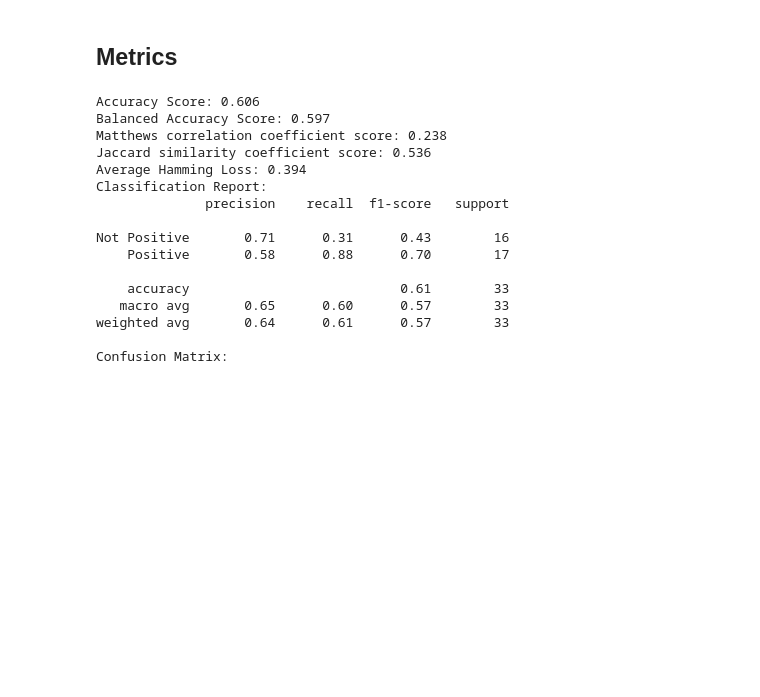
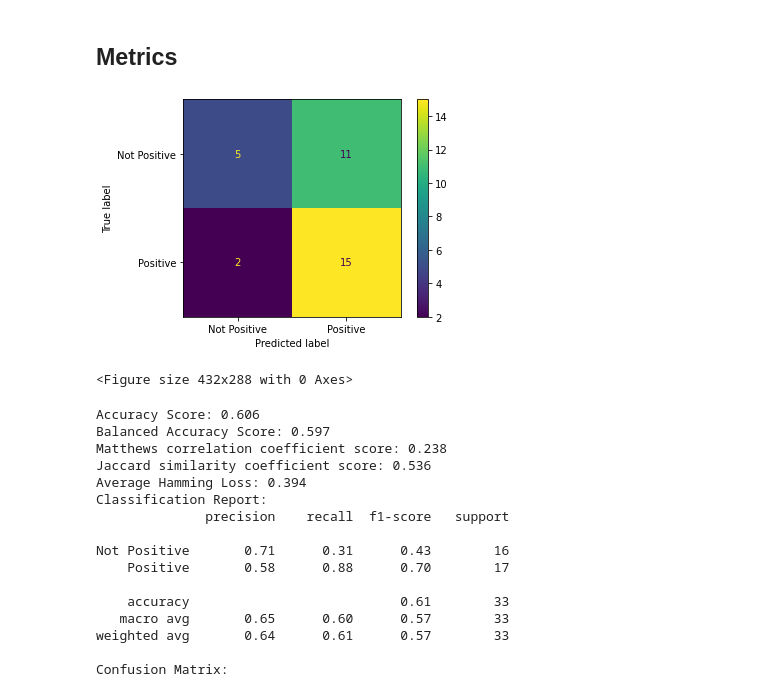
Before and after one commit to maxla777/Project-2, a Jupyter notebook: Monique/ML_models_technical_sentiment.ipynb, the cells around one changed output. Cells and saved outputs as stored; diff of their text form; code cells hidden in the pictures; blank space fills up the shorter version.

Commit message:
add confusion matrix plots

```diff
--- a/Monique/ML_models_technical_sentiment.ipynb
+++ b/Monique/ML_models_technical_sentiment.ipynb
@@ -193,28 +193,37 @@ AB_importances_sorted
 # %%
 # Compute confusion matrix
 AB_cm = confusion_matrix(y_test, AB_predictions)
 # Create a DataFrame with the labelled classes
 AB_cm_df = pd.DataFrame(
     AB_cm, index=['Actual Not Positive', 'Actual Positive'], columns=['Predicted Not Positive', 'Predicted Positive']
 )
 # Set target names for the classification report
 AB_target_names = ['Not Positive', 'Positive']
 # Compute the accuracy score
 AB_acc_score = accuracy_score(y_test, AB_predictions)
 # Compute the balanced accuracy score
 AB_bal_acc_score = balanced_accuracy_score(y_test, AB_predictions)
 # Predict class probabilities for the features
 AB_probs = AB_model.predict_proba(X_test)[:,1]
 # Compute precision-recall pairs
 AB_precision, AB_recall, _ = precision_recall_curve(y_test, AB_probs, pos_label=1)
 # Compute the AUPRC - the area under the curve
 AB_auprc_score = roc_auc_score(y_test, AB_probs)
 # Compute the Matthews correlation coefficient (MCC)
 AB_MCC_score = matthews_corrcoef(y_test, AB_predictions)
 # Compute the Jaccard similarity coefficent score
 AB_J_score = jaccard_score(y_test, AB_predictions)
 # Compute the average Hamming loss
 AB_H_loss = hamming_loss(y_test, AB_predictions)
+
+# Plotting the confusion matrix and saving the figure
+AB_disp = ConfusionMatrixDisplay(confusion_matrix=AB_cm, display_labels=AB_target_names)
+AB_disp.plot()
+plt.show()
+plt.savefig('/content/drive/MyDrive/Colab Notebooks/AB_confusion_matrix.png')
+# %% [output]
+[figure, added]
+<Figure size 432x288 with 0 Axes>
 # %%
 print("Accuracy Score:", round(AB_acc_score, ndigits=3))
 print("Balanced Accuracy Score:", round(AB_bal_acc_score, ndigits=3))
```
Also changed, not shown: parts of 2 cells of this notebook, 2 other files.
